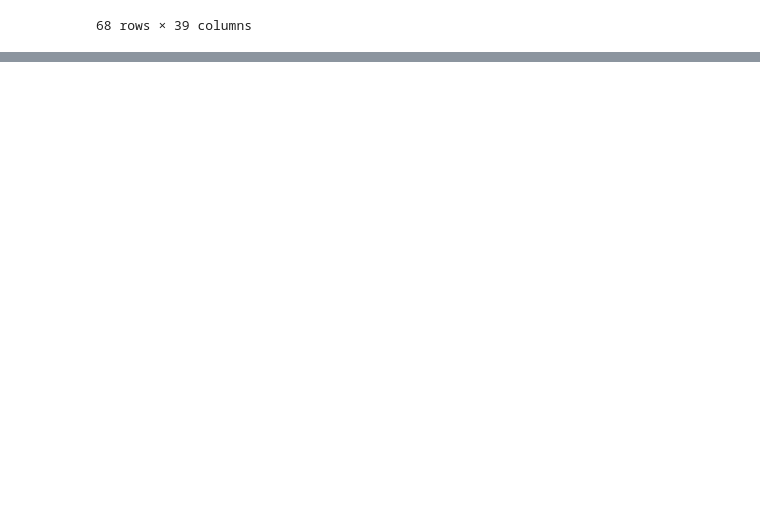
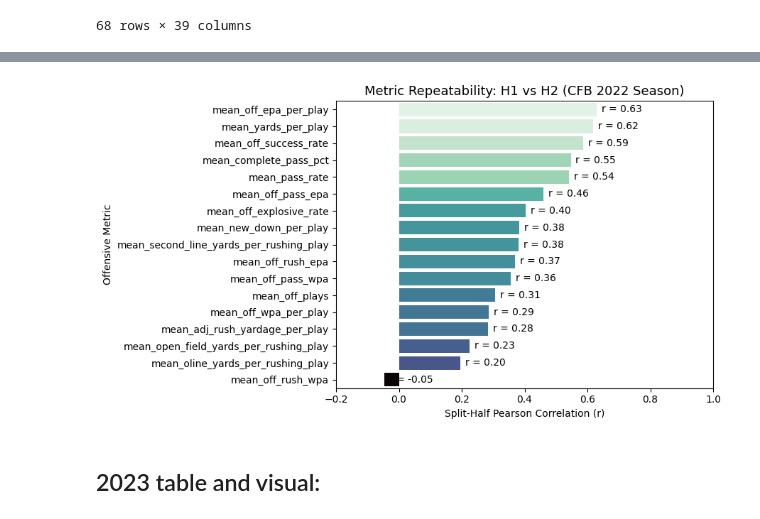
Before and after one commit to ahaze65/Homework_1, a Jupyter notebook: Data.ipynb, the cells around one changed output, grey strips where cells are left out. Saved outputs shown, nothing was run; the diff lists cells and outputs as text; code cells hidden in the pictures; blank space fills up the shorter version.

```diff
--- a/Data.ipynb
+++ b/Data.ipynb
@@ -445,0 +1068,33 @@ Other method agg: 2021 - 2025
+# %%
+# Create a visualization of the results from the table above
+plt.figure(figsize=(9, 5))
+ax = sns.barplot(
+    data=correlation_results_2022,
+    x='r',
+    y='metric',
+    palette='mako',
+    hue='r',
+    legend=False
+)
+
+for p in ax.patches:
+    width = p.get_width()
+    ax.annotate(
+        f"r = {width:.2f}",
+        (width, p.get_y() + p.get_height() / 2.),
+        ha='left', va='center',
+        xytext=(5, 0),
+        textcoords='offset points',
+        fontsize=10
+    )
+
+plt.xlim(-0.2, 1.0)
+plt.title("Metric Repeatability: H1 vs H2 (CFB 2022 Season)", fontsize=13)
+plt.xlabel("Split-Half Pearson Correlation (r)")
+plt.ylabel("Offensive Metric")
+plt.tight_layout()
+plt.show()
+# %% [output]
+[figure, added]
+# %% [markdown]
+## 2023 table and visual:
```
Also changed, not shown: parts of 32 cells of this notebook.
